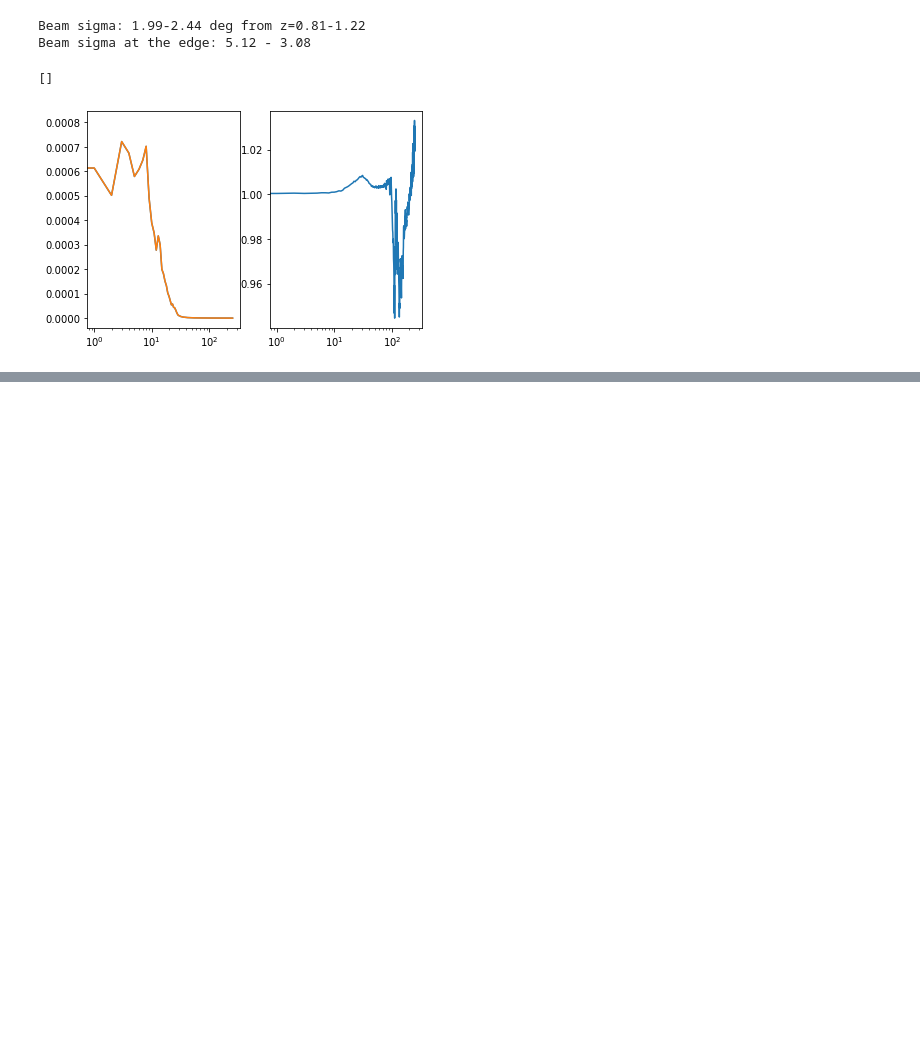
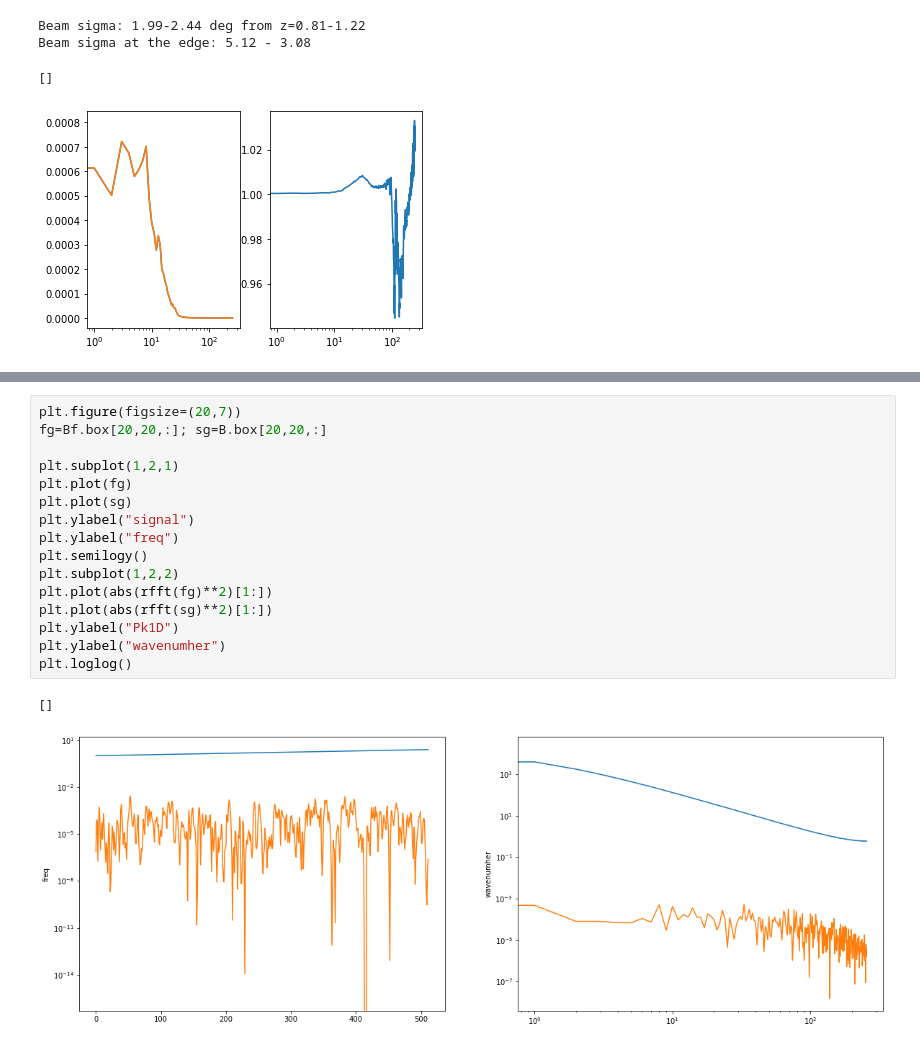
Before and after one commit to radiohep/imcurio, a Jupyter notebook: notebooks/wedge.ipynb, the cells around one changed output, grey strips where cells are left out. Drawn from its saved outputs; the diff is of its cells as text; blank space fills up the shorter version.

```diff
--- a/notebooks/wedge.ipynb
+++ b/notebooks/wedge.ipynb
@@ -92,0 +91,19 @@ Pk.shape
+# %%
+plt.figure(figsize=(20,7))
+fg=Bf.box[20,20,:]; sg=B.box[20,20,:]
+
+plt.subplot(1,2,1)
+plt.plot(fg)
+plt.plot(sg)
+plt.ylabel("signal")
+plt.ylabel("freq")
+plt.semilogy()
+plt.subplot(1,2,2)
+plt.plot(abs(rfft(fg)**2)[1:])
+plt.plot(abs(rfft(sg)**2)[1:])
+plt.ylabel("Pk1D")
+plt.ylabel("wavenumher")
+plt.loglog()
+# %% [output]
+[]
+[figure, added]
```
Also changed, not shown: parts of 3 cells of this notebook.
